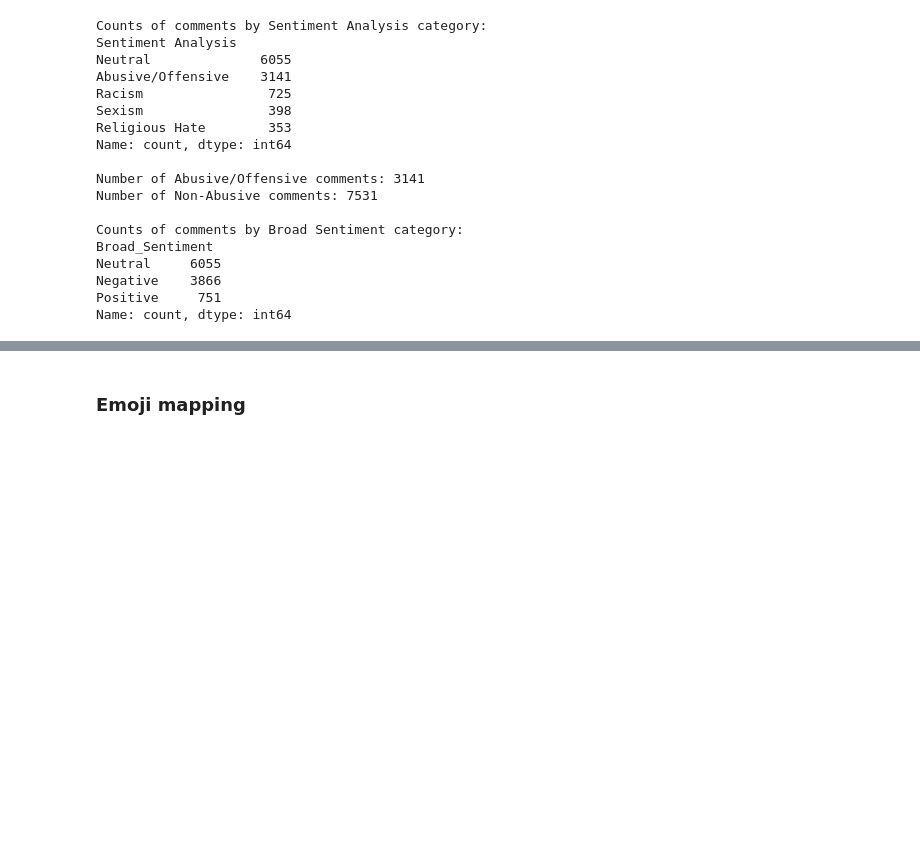
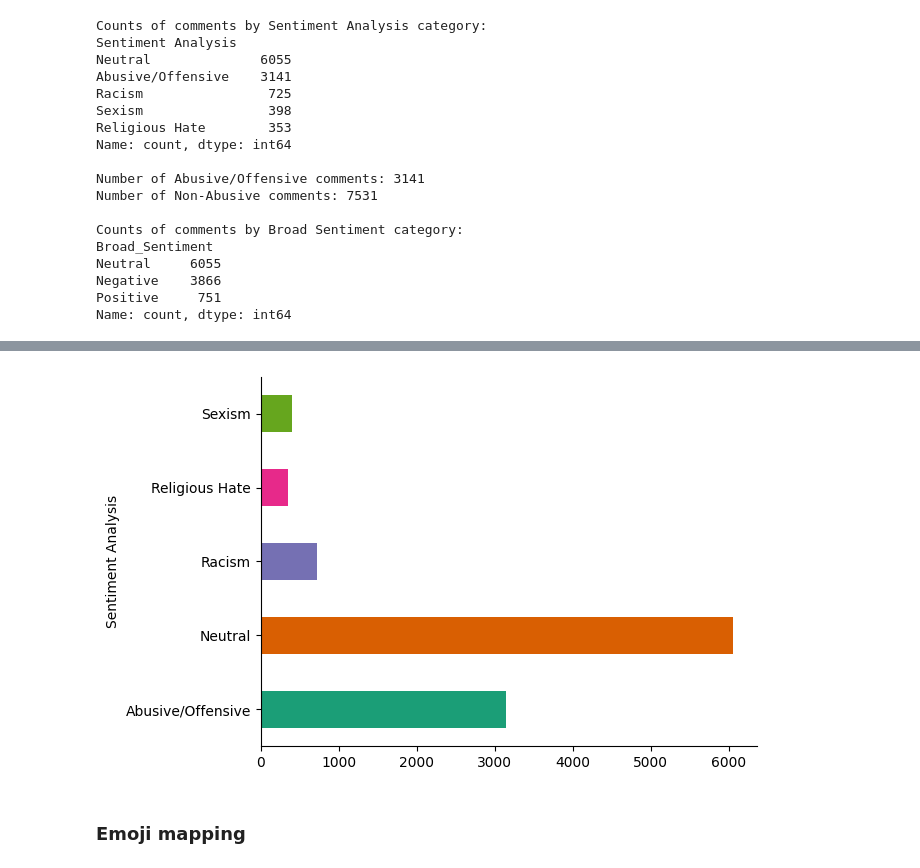
Before and after one commit to jokefun022/First-Project, a Jupyter notebook: Emoji_EDA.ipynb, the cells around one changed output, grey strips where cells are left out. Saved outputs shown, nothing was run; the diff lists cells and outputs as text; code cells hidden in the pictures; blank space fills up the shorter version.

```diff
--- a/Emoji_EDA.ipynb
+++ b/Emoji_EDA.ipynb
@@ -150,8 +133,11 @@ plt.gca().spines[['top', 'right',]].set_visible(False)
 # %%
 from matplotlib import pyplot as plt
 import seaborn as sns
-_df_1.groupby('Sentiment Analysis').size().plot(kind='barh', color=sns.palettes.mpl_palette('Dark2'))
+# Use the correct DataFrame 'df' instead of '_df_1'
+df.groupby('Sentiment Analysis').size().plot(kind='barh', color=sns.palettes.mpl_palette('Dark2'))
 plt.gca().spines[['top', 'right',]].set_visible(False)
+# %% [output]
+[figure, added]
 # %% [markdown]
 ### Emoji mapping
 # %%
```
Also changed, not shown: parts of 20 cells of this notebook.
